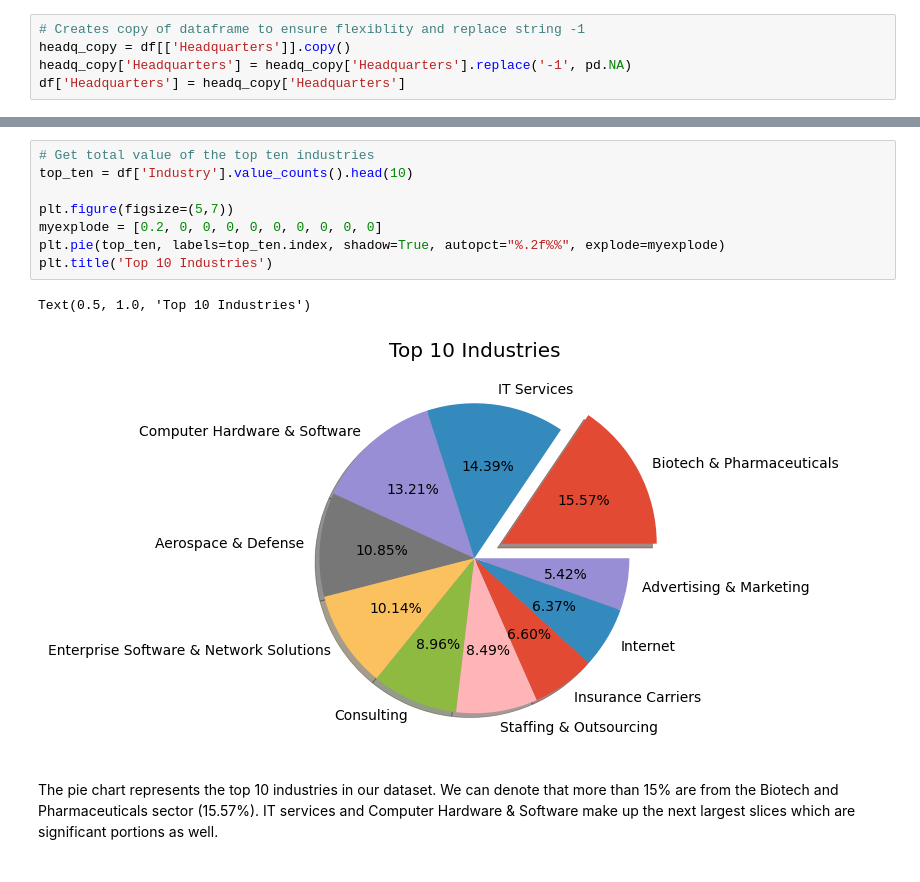
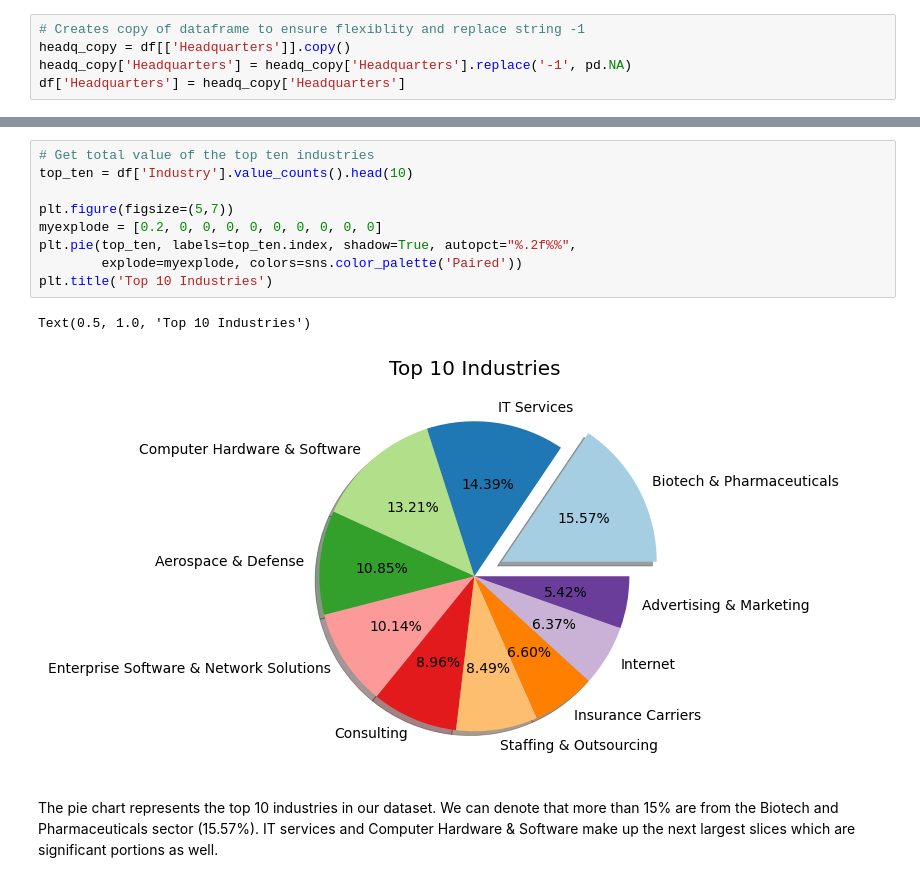
Before and after one commit to AngelX62/Data-Science-Job-Clean, a Jupyter notebook: Data_Science.ipynb, the cells around one changed output, grey strips where cells are left out. Drawn from its saved outputs; the diff is of its cells as text.

Commit message:
Change color palette of pie chart

```diff
--- a/Data_Science.ipynb
+++ b/Data_Science.ipynb
@@ -301,14 +301,15 @@ df[df['Ownership_Type'].isnull()].head()
 # %%
 # Get total value of the top ten industries
 top_ten = df['Industry'].value_counts().head(10)
 
 plt.figure(figsize=(5,7))
 myexplode = [0.2, 0, 0, 0, 0, 0, 0, 0, 0, 0]
-plt.pie(top_ten, labels=top_ten.index, shadow=True, autopct="%.2f%%", explode=myexplode)
+plt.pie(top_ten, labels=top_ten.index, shadow=True, autopct="%.2f%%",
+        explode=myexplode, colors=sns.color_palette('Paired'))
 plt.title('Top 10 Industries')
 # %% [output]
 Text(0.5, 1.0, 'Top 10 Industries')
-[figure, old version]
+[figure, new version]
 # %% [markdown]
 The pie chart represents the top 10 industries in our dataset. We can denote that more than 15% are from the Biotech and Pharmaceuticals sector (15.57%). IT services and Computer Hardware & Software make up the next largest slices which are significant portions as well.
 # %%
```
